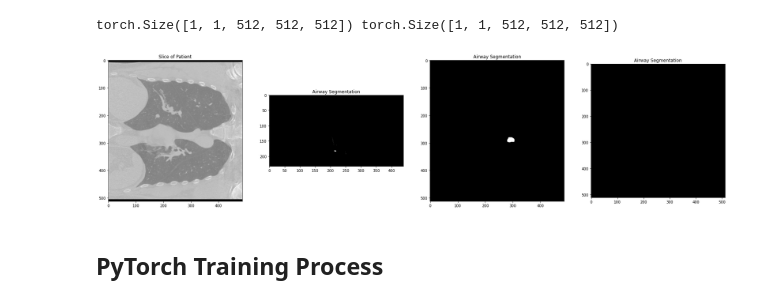
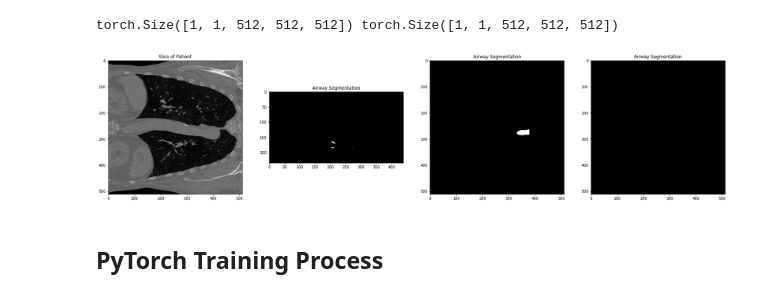
Before and after one commit to jtabalon/rabbit_seg, a Jupyter notebook: train.ipynb, the cells around one changed output. Saved outputs shown, nothing was run; the diff lists cells and outputs as text; code cells hidden in the pictures.

Commit message:
finally training boizzzzz

```diff
--- a/train.ipynb
+++ b/train.ipynb
@@ -106,27 +106,27 @@ torch.Size([1, 1, 512, 512, 512]) torch.Size([1, 1, 512, 512, 512])
 # %%
 plt.figure('test', (30, 10))
 
 
 plt.subplot(1, 4, 1)
 plt.title('Slice of Patient')
-#plt.imshow(test_patient['image'][0, 0, :, :, 30], cmap="gray")
-#plt.imshow(test_patient['image'][0, 0, :, 30, :], cmap="gray")
-plt.imshow(test_patient['image'][0, 0, 316, :, :], cmap="gray")
+#plt.imshow(test_train['image'][0, 0, :, :, 30], cmap="gray")
+#plt.imshow(test_train['image'][0, 0, :, 30, :], cmap="gray")
+plt.imshow(test_train['image'][0, 0, 316, :, :], cmap="gray")
 
 plt.subplot(1, 4, 2)
 plt.title('Airway Segmentation')
-plt.imshow(test_patient['label'][0, 0, 316, :234, :439], cmap="gray")
+plt.imshow(test_train['label'][0, 0, 316, :234, :439], cmap="gray")
 
 plt.subplot(1, 4, 3)
 plt.title('Airway Segmentation')
-plt.imshow(test_patient['label'][0, 0, :, 234, :], cmap="gray")
+plt.imshow(test_train['label'][0, 0, :, 234, :], cmap="gray")
 
 plt.subplot(1, 4, 4)
 plt.title('Airway Segmentation')
-plt.imshow(test_patient['label'][0, 0, :, :, 444], cmap="gray")
+plt.imshow(test_train['label'][0, 0, :, :, 444], cmap="gray")
 plt.show()
 # %% [output]
-[figure, old version]
+[figure, new version]
 # %%
 # Find where - in a given slice - the number of 1s is the highest in order to find the mask of the lungs
 # %%
```
Also changed, not shown: parts of 5 cells of this notebook.
